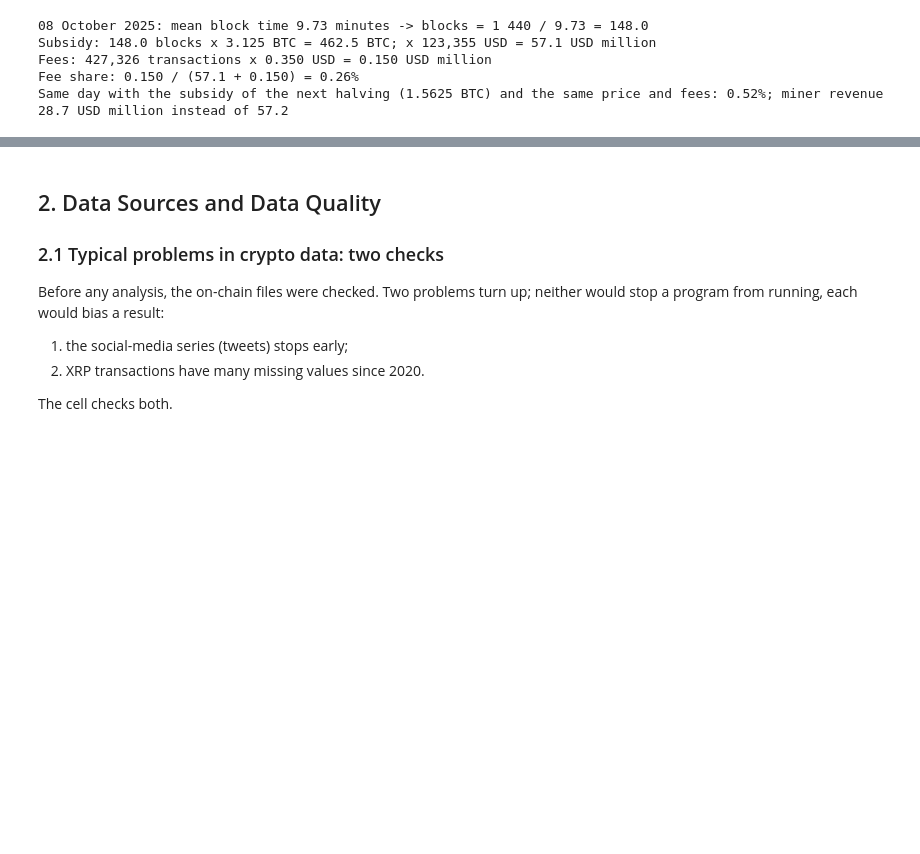
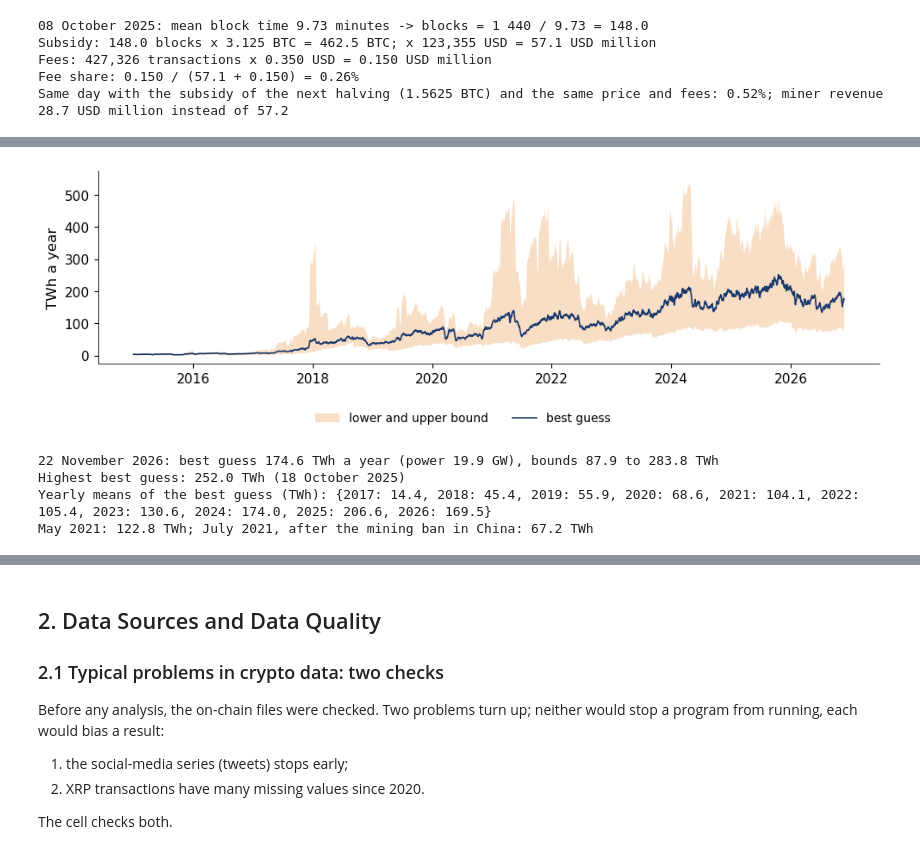
Before and after one commit to danpele/Blockchain-Applications, a Jupyter notebook: notebooks/lecture1_notebook.ipynb, the cells around one changed output, grey strips where cells are left out. Drawn from its saved outputs; the diff is of its cells as text; code cells hidden in the pictures; blank space fills up the shorter version.

```diff
--- a/notebooks/lecture1_notebook.ipynb
+++ b/notebooks/lecture1_notebook.ipynb
@@ -352,0 +360,23 @@ Same day with the subsidy of the next halving (1.5625 BTC) and the same price an
+# %%
+# Cambridge Bitcoin Electricity Consumption Index: annualised electricity use of Bitcoin mining
+cb = pd.read_csv(data_file('indices', 'cbeci_bitcoin_electricity.csv'), parse_dates=['date']).set_index('date').loc['2015':]
+
+fig, ax = plt.subplots(figsize=(10, 3.2))
+ax.fill_between(cb.index, cb['twh_min'], cb['twh_max'], color=BTC, alpha=0.3, lw=0, label='lower and upper bound')
+ax.plot(cb.index, cb['twh_guess'], color=BLUE, lw=1.2, label='best guess')
+ax.set_ylabel('TWh a year')
+legend_below(fig, ncol=2, bottom=0.12)
+save_fig(fig, 'ba_l1_energy')
+
+last = cb.iloc[-1]
+print(f'{cb.index[-1]:%d %B %Y}: best guess {last["twh_guess"]:.1f} TWh a year (power {last["power_guess_gw"]:.1f} GW), '
+      f'bounds {last["twh_min"]:.1f} to {last["twh_max"]:.1f} TWh')
+print(f'Highest best guess: {cb["twh_guess"].max():.1f} TWh ({cb["twh_guess"].idxmax():%d %B %Y})')
+print('Yearly means of the best guess (TWh):', cb['twh_guess'].groupby(cb.index.year).mean().round(1).loc[2017:].to_dict())
+print(f'May 2021: {cb.loc["2021-05", "twh_guess"].mean():.1f} TWh; July 2021, after the mining ban in China: {cb.loc["2021-07", "twh_guess"].mean():.1f} TWh')
+# %% [output]
+[figure, added]
+22 November 2026: best guess 174.6 TWh a year (power 19.9 GW), bounds 87.9 to 283.8 TWh
+Highest best guess: 252.0 TWh (18 October 2025)
+Yearly means of the best guess (TWh): {2017: 14.4, 2018: 45.4, 2019: 55.9, 2020: 68.6, 2021: 104.1, 2022: 105.4, 2023: 130.6, 2024: 174.0, 2025: 206.6, 2026: 169.5}
+May 2021: 122.8 TWh; July 2021, after the mining ban in China: 67.2 TWh
```
Also changed, not shown: parts of 6 cells of this notebook, 32 other files.
